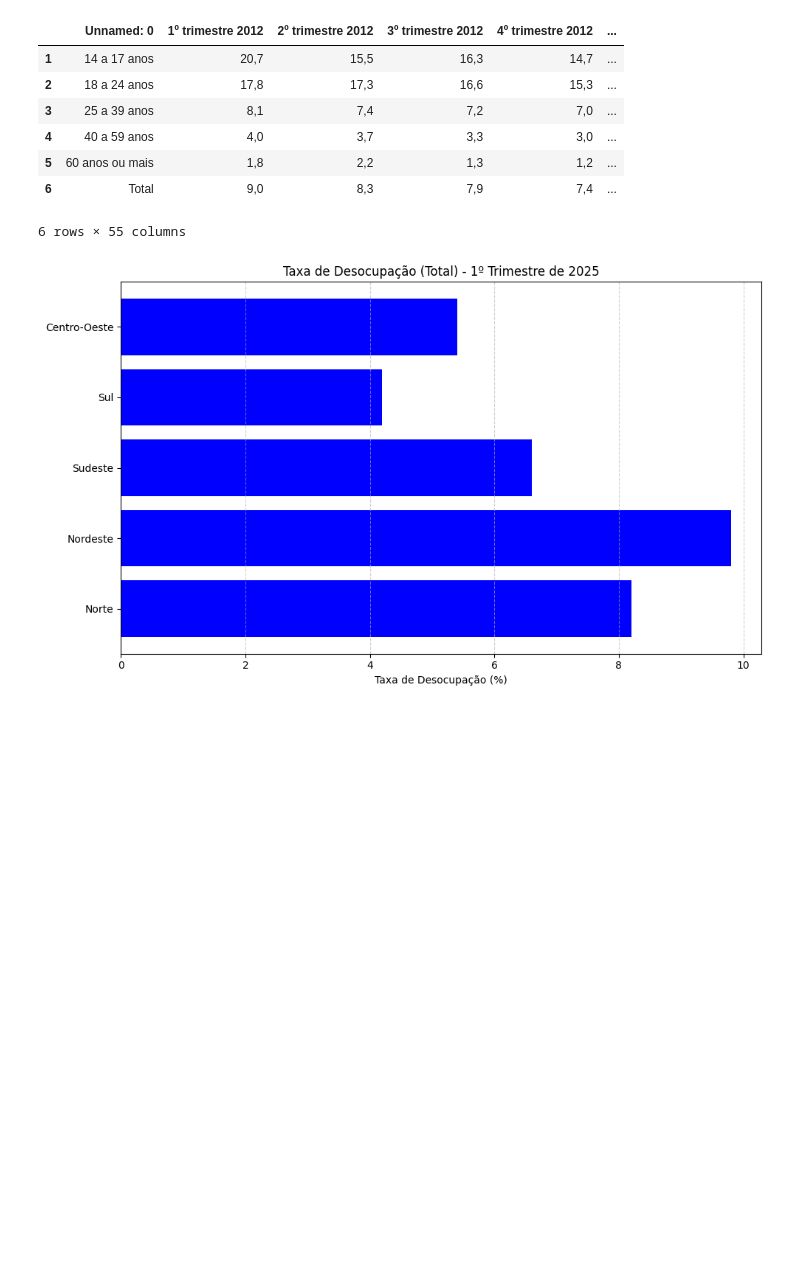
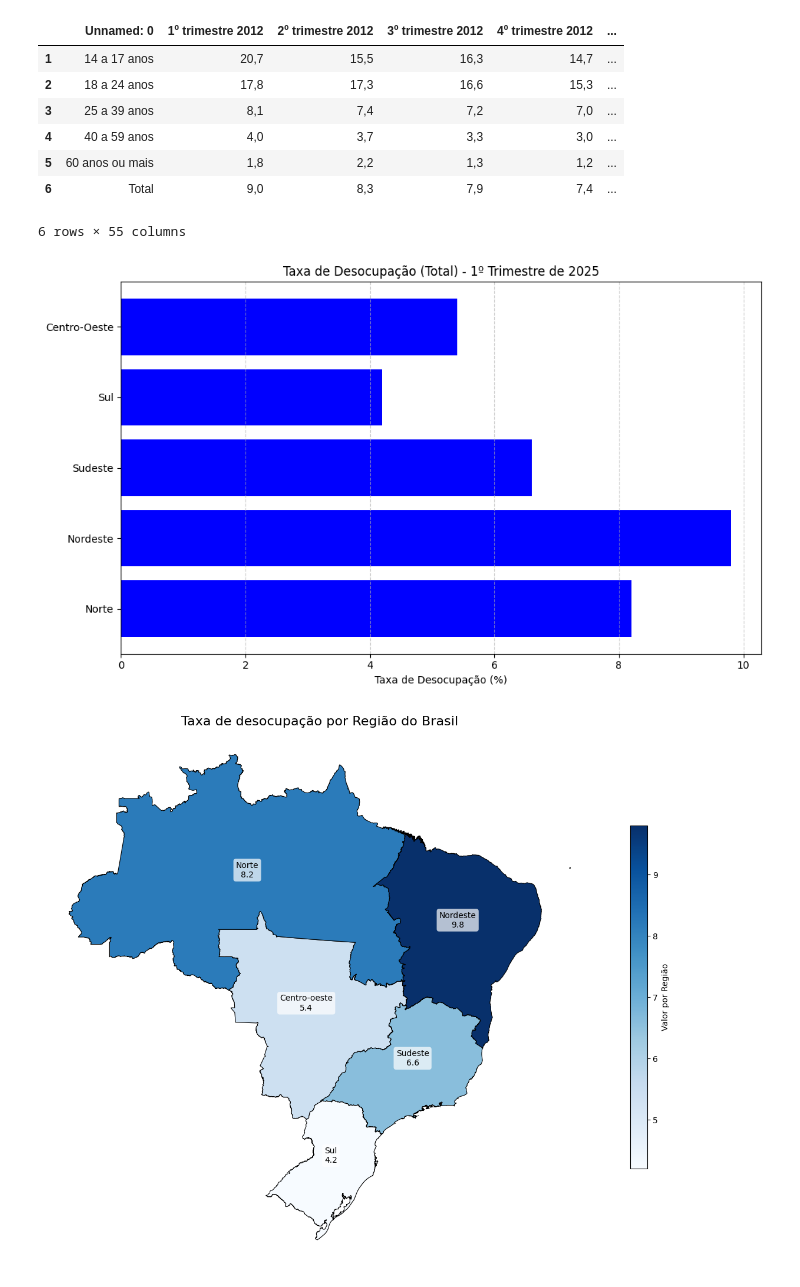
Before and after one commit to KaiqueFalcao/AV3, a Jupyter notebook: AV3.ipynb, the cells around one changed output. Drawn from its saved outputs; the diff is of its cells as text; code cells hidden in the pictures; blank space fills up the shorter version.

```diff
--- a/AV3.ipynb
+++ b/AV3.ipynb
@@ -197,6 +202,84 @@ plt.tight_layout()
 plt.show()
 # %% [output]
 [figure]
+# %%
+import pandas as pd
+import matplotlib.pyplot as plt
+import geopandas as gpd
+import requests
+from io import BytesIO
+
+# 1. Criar DataFrame com seus dados REAIS
+data = {
+    'Região': ['Norte', 'Nordeste', 'Sudeste', 'Sul', 'Centro-Oeste'],
+    'Valor': valores  # Valores devem ser numéricos
+}
+df_regioes = pd.DataFrame(data)
+
+# 2. Carregar shapefile simplificado do Brasil
+try:
+    url = "https://raw.githubusercontent.com/codeforamerica/click_that_hood/master/public/data/brazil-states.geojson"
+    brasil = gpd.read_file(url)
+
+    # Mapeamento de estados para regiões
+    regiao_map = {
+        'Norte': ['AC', 'AM', 'AP', 'PA', 'RO', 'RR', 'TO'],
+        'Nordeste': ['AL', 'BA', 'CE', 'MA', 'PB', 'PE', 'PI', 'RN', 'SE'],
+        'Sudeste': ['ES', 'MG', 'RJ', 'SP'],
+        'Sul': ['PR', 'RS', 'SC'],  # Corrigido para capital 'Sul'
+        'Centro-Oeste': ['DF', 'GO', 'MS', 'MT']
+    }
+
+    # Adicionar coluna de região ao shapefile
+    brasil['Região'] = ''
+    for regiao, estados in regiao_map.items():
+        brasil.loc[brasil['sigla'].isin(estados), 'Região'] = regiao
+
+    # 3. Juntar dados - verifique correspondência de nomes
+    # Converter para o mesmo tipo (maiúsculas/minúsculas)
+    df_regioes['Região'] = df_regioes['Região'].str.capitalize()
+    brasil['Região'] = brasil['Região'].str.capitalize()
+
+    # 4. Dissolver geometrias por região (sem tentar calcular média)
+    brasil = brasil.dissolve(by='Região')
+
+    # Juntar com dados numéricos
+    brasil = brasil.merge(df_regioes, on='Região', how='left')
+
+    # 5. Criar o mapa
+    fig, ax = plt.subplots(1, 1, figsize=(12, 10))
+
+    # Verificar se temos dados válidos
+    if brasil['Valor'].isnull().any():
+        print("Aviso: Algumas regiões não têm valores associados")
+
+    brasil.plot(column='Valor', ax=ax, legend=True,
+               legend_kwds={'label': "Valor por Região", 'shrink': 0.6},
+               cmap='Blues', edgecolor='black', linewidth=0.8,
+               missing_kwds={'color': 'lightgrey'})
+
+    # Adicionar rótulos
+    for idx, row in brasil.iterrows():
+        if pd.notnull(row['Valor']):
+            centroid = row['geometry'].centroid
+            ax.annotate(text=f"{row['Região']}\n{row['Valor']:.1f}",
+                        xy=(centroid.x, centroid.y),
+                        ha='center', fontsize=10, color='black',
+                        bbox=dict(boxstyle="round,pad=0.3", fc="white", ec="none", alpha=0.7))
+
+    ax.set_title('Taxa de desocupação por Região do Brasil', fontsize=16)
+    ax.axis('off')
+    plt.tight_layout()
+    plt.show()
+
+except Exception as e:
+    print(f"Erro ao criar o mapa: {str(e)}")
+    print("Verifique:")
+    print("- Sua conexão com a internet")
+    print("- Se os nomes das regiões correspondem exatamente")
+    print("- Se todos os valores são numéricos")
+# %% [output]
+[figure, added]
 # %%
 import matplotlib.pyplot as plt
 
```
Also changed, not shown: parts of 9 cells of this notebook.
